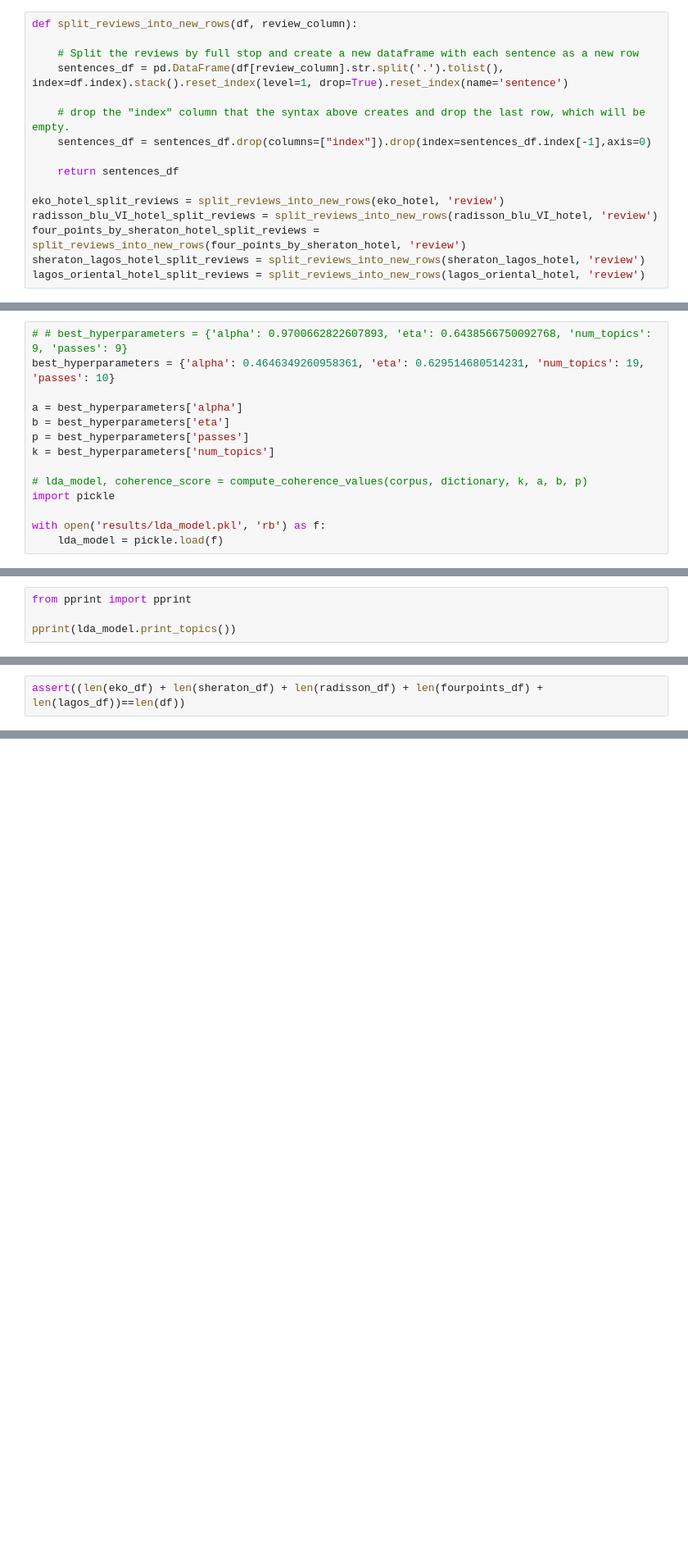
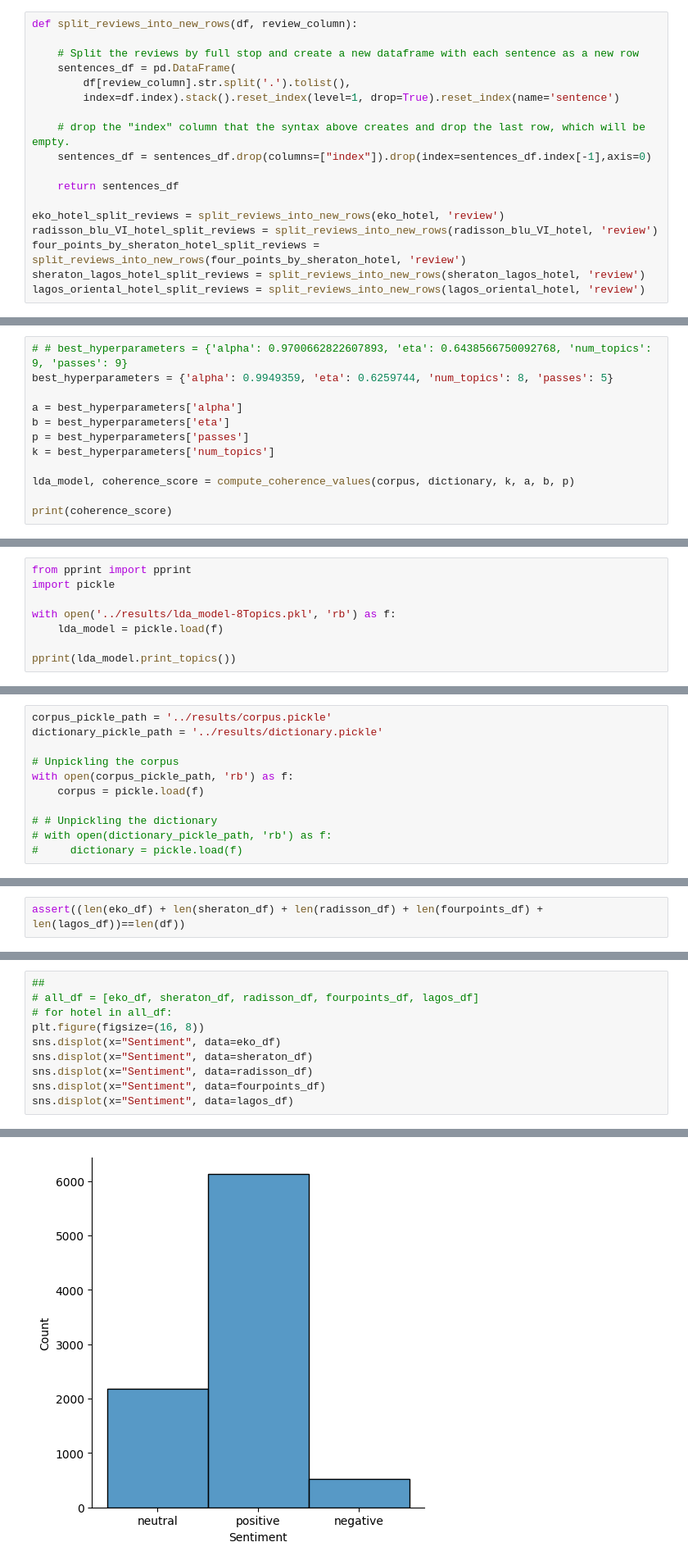
Before and after one commit to phebean-adeniji/hotel-analytics, a Jupyter notebook: notebooks/Text Preprocessing and Analysis.ipynb, the cells around one changed output, grey strips where cells are left out. Shown at 82% size. Cells and saved outputs as stored; diff of their text form; blank space fills up the shorter version.

```diff
--- a/notebooks/Text Preprocessing and Analysis.ipynb
+++ b/notebooks/Text Preprocessing and Analysis.ipynb
@@ -132,7 +154,9 @@ For example:
 def split_reviews_into_new_rows(df, review_column):
 
     # Split the reviews by full stop and create a new dataframe with each sentence as a new row
-    sentences_df = pd.DataFrame(df[review_column].str.split('.').tolist(), index=df.index).stack().reset_index(level=1, drop=True).reset_index(name='sentence')
+    sentences_df = pd.DataFrame(
+        df[review_column].str.split('.').tolist(),
+        index=df.index).stack().reset_index(level=1, drop=True).reset_index(name='sentence')
 
     # drop the "index" column that the syntax above creates and drop the last row, which will be empty.
     sentences_df = sentences_df.drop(columns=["index"]).drop(index=sentences_df.index[-1],axis=0)
@@ -550,15 +599,13 @@ def compute_coherence_values(corpus, dictionary, k, a, b, p):
     return lda_model, coherence_model_lda.get_coherence()
 # %%
 # # best_hyperparameters = {'alpha': 0.9700662822607893, 'eta': 0.6438566750092768, 'num_topics': 9, 'passes': 9}
-best_hyperparameters = {'alpha': 0.4646349260958361, 'eta': 0.629514680514231, 'num_topics': 19, 'passes': 10}
+best_hyperparameters = {'alpha': 0.9949359, 'eta': 0.6259744, 'num_topics': 8, 'passes': 5}
 
 a = best_hyperparameters['alpha']
 b = best_hyperparameters['eta']
 p = best_hyperparameters['passes']
 k = best_hyperparameters['num_topics']
 
-# lda_model, coherence_score = compute_coherence_values(corpus, dictionary, k, a, b, p)
-import pickle
+lda_model, coherence_score = compute_coherence_values(corpus, dictionary, k, a, b, p)
 
-with open('results/lda_model.pkl', 'rb') as f:
-    lda_model = pickle.load(f)
+print(coherence_score)
@@ -565,5 +618,9 @@ with open('results/lda_model.pkl', 'rb') as f:
 # %%
 from pprint import pprint
+import pickle
+
+with open('../results/lda_model-8Topics.pkl', 'rb') as f:
+    lda_model = pickle.load(f)
 
 pprint(lda_model.print_topics())
 # %% [output]
@@ -586,0 +650,11 @@ pprint(lda_model.print_topics())
+# %%
+corpus_pickle_path = '../results/corpus.pickle'
+dictionary_pickle_path = '../results/dictionary.pickle'
+
+# Unpickling the corpus
+with open(corpus_pickle_path, 'rb') as f:
+    corpus = pickle.load(f)
+
+# # Unpickling the dictionary
+# with open(dictionary_pickle_path, 'rb') as f:
+#     dictionary = pickle.load(f)
@@ -707,0 +858,11 @@ assert((len(eko_df) + len(sheraton_df) + len(radisson_df) + len(fourpoints_df) +
+# %%
+##
+# all_df = [eko_df, sheraton_df, radisson_df, fourpoints_df, lagos_df]
+# for hotel in all_df:
+plt.figure(figsize=(16, 8))
+sns.displot(x="Sentiment", data=eko_df)
+sns.displot(x="Sentiment", data=sheraton_df)
+sns.displot(x="Sentiment", data=radisson_df)
+sns.displot(x="Sentiment", data=fourpoints_df)
+sns.displot(x="Sentiment", data=lagos_df)
+# %% [output]
@@ -707,0 +871 @@ assert((len(eko_df) + len(sheraton_df) + len(radisson_df) + len(fourpoints_df) +
+[figure, added]
```
Also changed, not shown: parts of 31 cells of this notebook, 11 other files.
